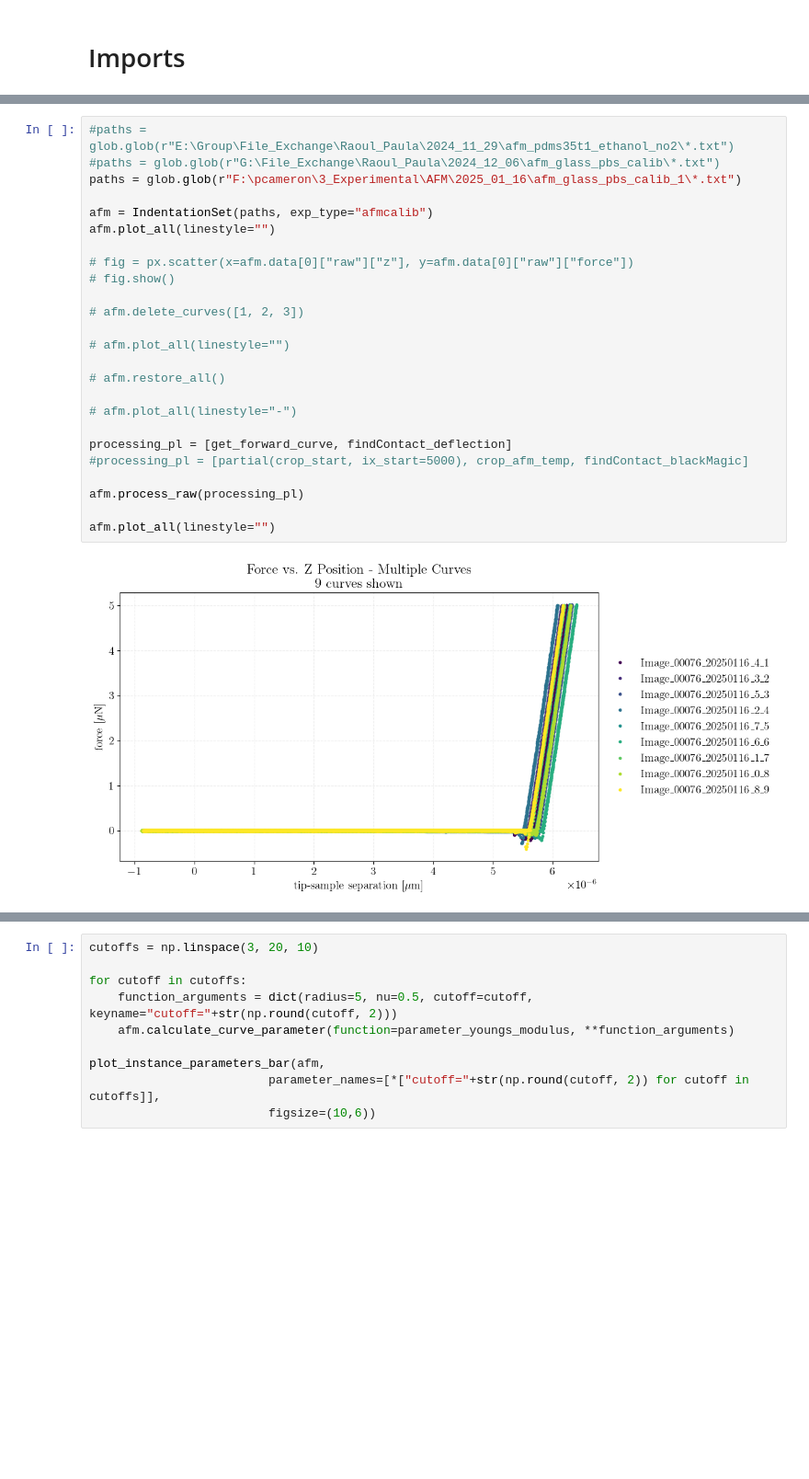
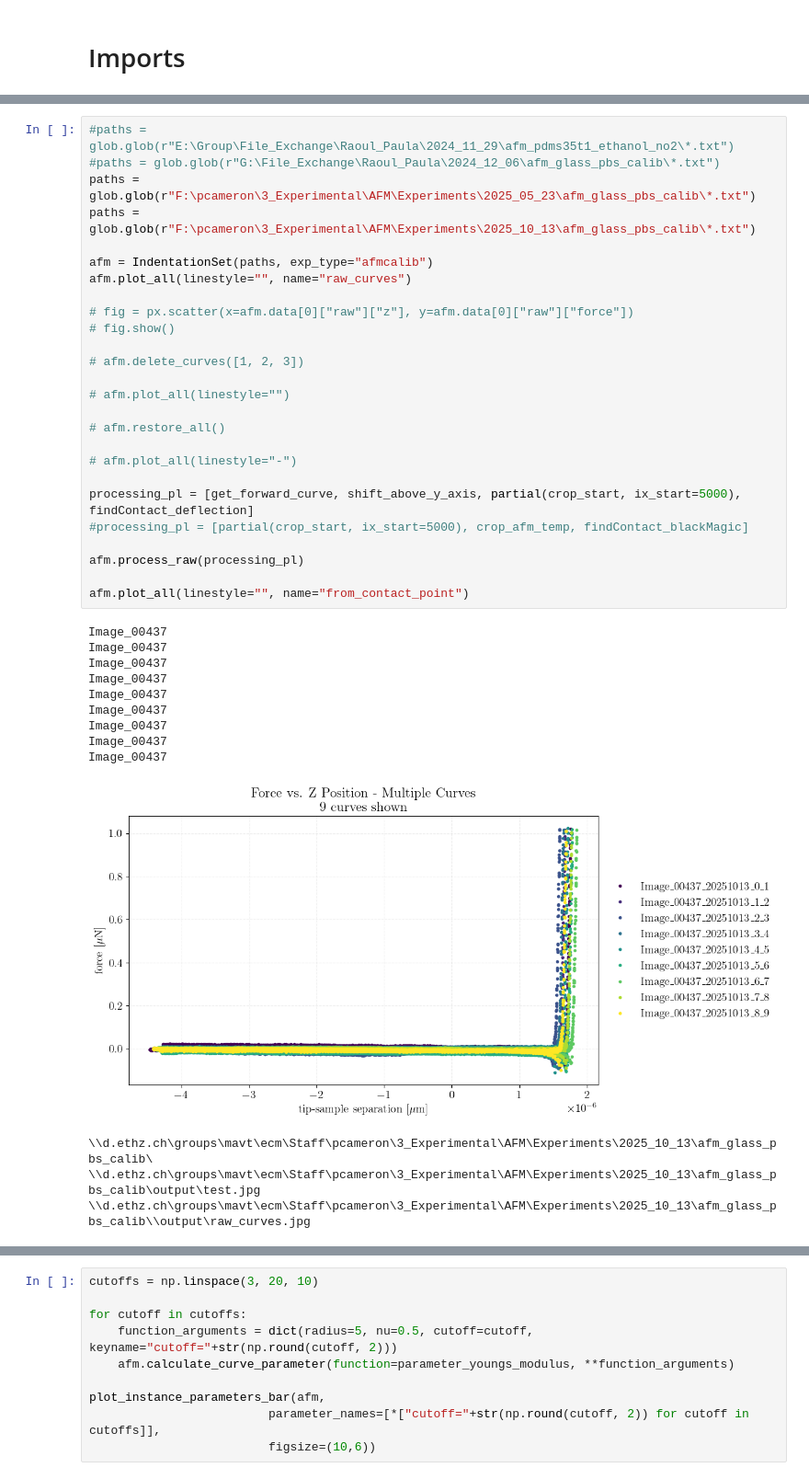
Before and after one commit to ecmscripts/indentation, a Jupyter notebook: AFM_Calibration.ipynb, the cells around one changed output, grey strips where cells are left out. Shown: that part at 92% size. Saved outputs shown, nothing was run; the diff lists cells and outputs as text; blank space fills up the shorter version.

```diff
--- a/AFM_Calibration.ipynb
+++ b/AFM_Calibration.ipynb
@@ -21,27 +24,40 @@ from indentation.ml.models import ConvClassifier_1, ConvClassifier_2
 # %%
 #paths = glob.glob(r"E:\Group\File_Exchange\Raoul_Paula\2024_11_29\afm_pdms35t1_ethanol_no2\*.txt")
 #paths = glob.glob(r"G:\File_Exchange\Raoul_Paula\2024_12_06\afm_glass_pbs_calib\*.txt")
-paths = glob.glob(r"F:\pcameron\3_Experimental\AFM\2025_01_16\afm_glass_pbs_calib_1\*.txt")
+paths = glob.glob(r"F:\pcameron\3_Experimental\AFM\Experiments\2025_05_23\afm_glass_pbs_calib\*.txt")
+paths = glob.glob(r"F:\pcameron\3_Experimental\AFM\Experiments\2025_10_13\afm_glass_pbs_calib\*.txt")
 
 afm = IndentationSet(paths, exp_type="afmcalib")
-afm.plot_all(linestyle="")
+afm.plot_all(linestyle="", name="raw_curves")
 
 # fig = px.scatter(x=afm.data[0]["raw"]["z"], y=afm.data[0]["raw"]["force"])
 # fig.show()
 
 # afm.delete_curves([1, 2, 3])
 
 # afm.plot_all(linestyle="")
 
 # afm.restore_all()
 
 # afm.plot_all(linestyle="-")
 
-processing_pl = [get_forward_curve, findContact_deflection]
+processing_pl = [get_forward_curve, shift_above_y_axis, partial(crop_start, ix_start=5000), findContact_deflection]
 #processing_pl = [partial(crop_start, ix_start=5000), crop_afm_temp, findContact_blackMagic]
 
 afm.process_raw(processing_pl)
 
-afm.plot_all(linestyle="")
+afm.plot_all(linestyle="", name="from_contact_point")
 # %% [output]
+Image_00437
+Image_00437
+Image_00437
+Image_00437
+Image_00437
+Image_00437
+Image_00437
+Image_00437
+Image_00437
-[figure, old version]
+[figure, new version]
+\\d.ethz.ch\groups\mavt\ecm\Staff\pcameron\3_Experimental\AFM\Experiments\2025_10_13\afm_glass_pbs_calib\
+\\d.ethz.ch\groups\mavt\ecm\Staff\pcameron\3_Experimental\AFM\Experiments\2025_10_13\afm_glass_pbs_calib\output\test.jpg
+\\d.ethz.ch\groups\mavt\ecm\Staff\pcameron\3_Experimental\AFM\Experiments\2025_10_13\afm_glass_pbs_calib\\output\raw_curves.jpg
```
Also changed, not shown: parts of 5 cells of this notebook, 8 other files.
